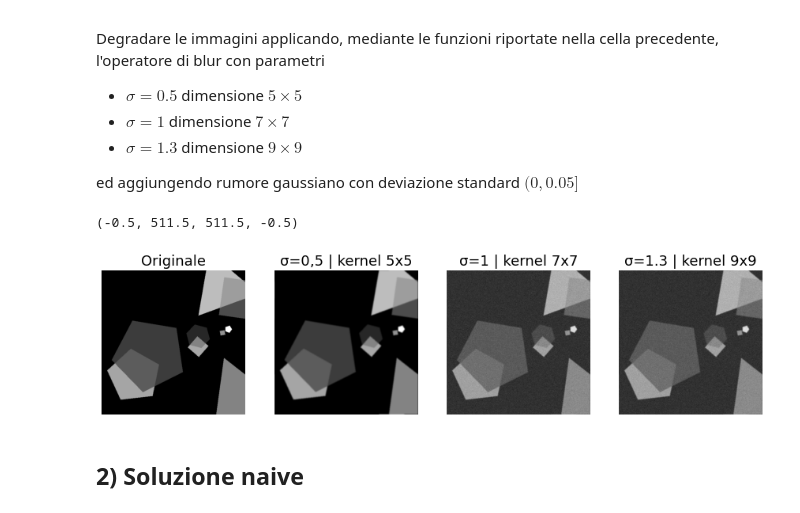
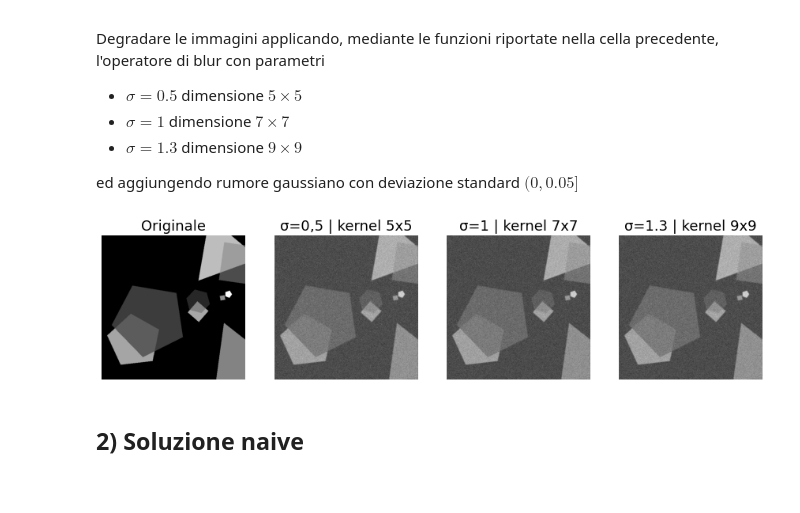
Before and after one commit to NotXia/imaging, a Jupyter notebook: progetto.ipynb, the cells around one changed output. Cells and saved outputs as stored; diff of their text form; code cells hidden in the pictures.

```diff
--- a/progetto.ipynb
+++ b/progetto.ipynb
@@ -81,47 +81,46 @@ def gaussian_blur(image_size, kernel_len, sigma):
     return psf_fft(gaussian_kernel(kernel_len, sigma), kernel_len, image_size)
 
 # real_image = data.camera().astype(np.float64) / 255.0
-real_image = plt.imread("./dataset/test.png").astype(np.float64)
+real_image = plt.imread("./dataset/image1.png").astype(np.float64)
 
 # Filtro blur (A)
 # blur1 = gaussian_blur(real_image.shape, 5, 0.5)
-# blur1 = gaussian_blur(real_image.shape, 9, 1.3)
-blur1 = gaussian_blur(real_image.shape, 24, 3)
+blur1 = gaussian_blur(real_image.shape, 9, 1.3)
+# blur1 = gaussian_blur(real_image.shape, 24, 3)
 blur2 = gaussian_blur(real_image.shape, 7, 1)
 blur3 = gaussian_blur(real_image.shape, 9, 1.3)
 
 # Filtro rumore (η)
-dev = 0.05
+dev = 0.1
 noise = np.random.normal(size=real_image.shape) * dev
 
 image1 = A(real_image, blur1) + noise
 image2 = A(real_image, blur2) + noise
 image3 = A(real_image, blur3) + noise
 
 
 fig, ax = plt.subplots(1, 4, figsize=(15, 15))
 fig.subplots_adjust(top=0.5, bottom=0.01)
 
 ax[0].imshow(real_image, cmap="gray")
 ax[0].set_title("Originale")
 ax[0].axis("off")
 
 ax[1].imshow(image1, cmap="gray")
 ax[1].set_title("σ=0,5 | kernel 5x5")
 ax[1].axis("off")
 
 ax[2].imshow(image2, cmap="gray")
 ax[2].set_title("σ=1 | kernel 7x7")
 ax[2].axis("off")
 
 ax[3].imshow(image3, cmap="gray")
 ax[3].set_title("σ=1.3 | kernel 9x9")
 ax[3].axis("off")
 
 plt.show()
 # %% [output]
-(-0.5, 511.5, 511.5, -0.5)
-[figure, old version]
+[figure, new version]
 # %% [markdown]
 ## 2) Soluzione naive
 # %% [markdown]
```
Also changed, not shown: parts of 21 cells of this notebook, 32 other files.
